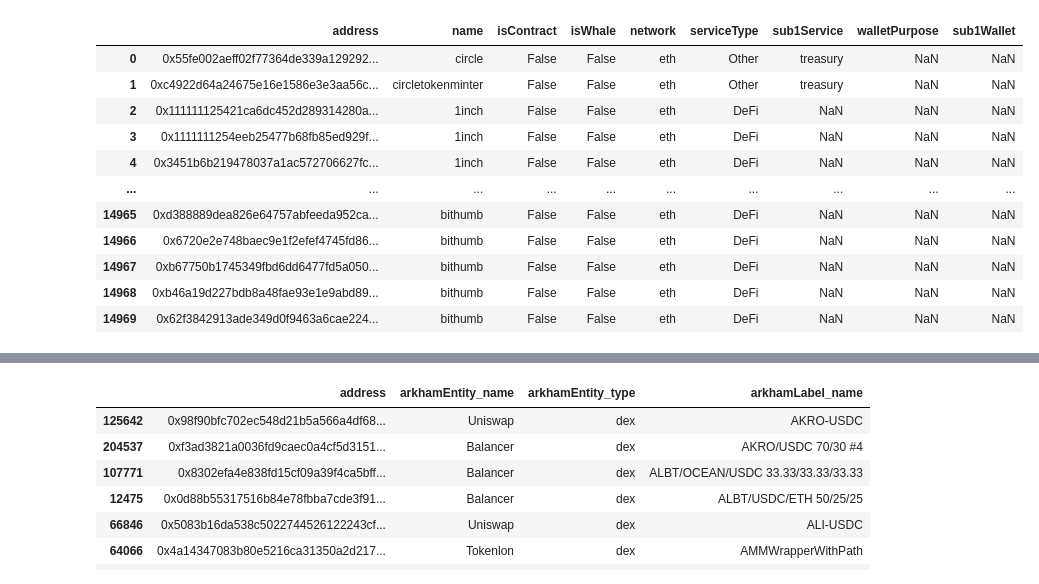
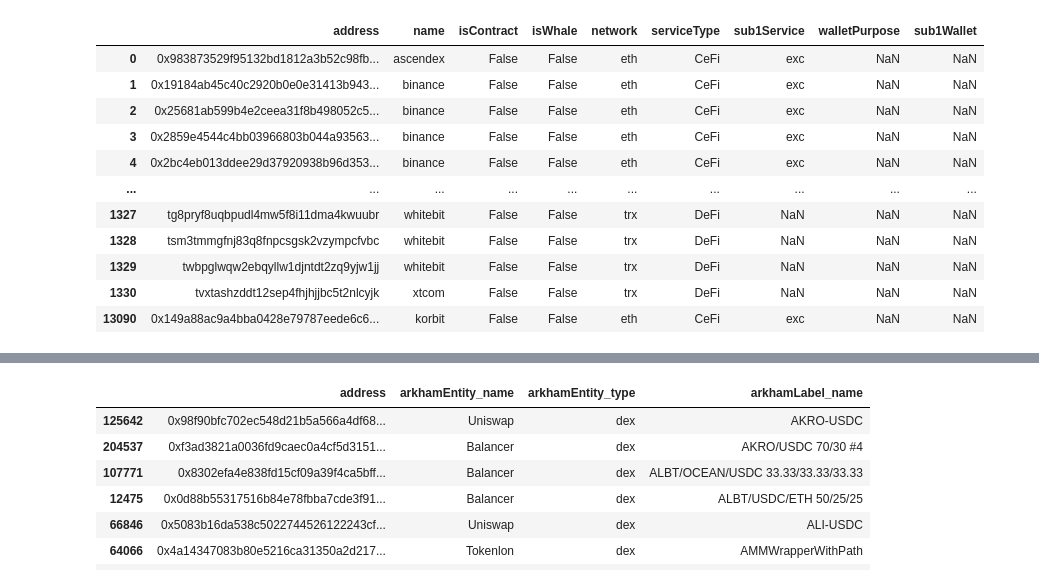
Before and after one commit to snu-digital-finance/arkham, a Jupyter notebook: addr_postprocess/addr_category.ipynb, the cells around one changed output, grey strips where cells are left out. Saved outputs shown, nothing was run; the diff lists cells and outputs as text; code cells hidden in the pictures.

```diff
--- a/addr_postprocess/addr_category.ipynb
+++ b/addr_postprocess/addr_category.ipynb
@@ -0,0 +1,7 @@
+# %%
+import pandas as pd
+from pandas.api.types import CategoricalDtype
+import os
+
+eth = pd.read_parquet('addr/address_map_eth.parquet')
+trx = pd.read_parquet('addr/address_map_usdt_tron.parquet')
@@ -1,61 +74,9 @@
 # %%
-import pandas as pd
-from pandas.api.types import CategoricalDtype
-import os
-
-addr = pd.concat([
-    pd.read_csv(f'addr/{f}').rename(columns={
-        'replace_name':'name'}) for f in [
-            'non_exchange_address.csv',
-            'exchange_address2.csv',
-            'address_kor_exc.csv',
-        ]
-])
-addr.name = addr.name.str.lower()
-addr.name = addr.name.str.replace('_deposit', '')
-addr.name = addr.name.str.replace('defi-', '')
-addr.exchange_name = addr.exchange_name.str.lower()
 
 
-for v in ['isContract', 'isWhale']:
-    addr[v] = False
-for name, elements in {
-   'network': ['eth', 'trx']
-}.items():
-    addr[name] = None
-    addr[name] = addr[name].astype(
-        CategoricalDtype(categories=elements, ordered=False)
-    )
-
-for name, elements in {
-    "serviceType": ['CeFi', 'DeFi', 'Gov', 'Other'],
-    'sub1Service': [
-        'exc', 'lend', 'custody', 'fund',
-        'bridge', 'agg', 'yield', 'oracle', 'LP',
-        'dao',
-        'susp', 'MEV', 'treasury', 'chain',  'etc',
-    ],
-    'walletPurpose': ['Staking', 'Infra', 'Vault', 'Gov', 'Other'],
-    'sub1Wallet':[
-        'soloStaker', 'stakingPool',
-        'multisig', 'mint', 'validator',
-        'hot', 'cold', 'liqPool', 'deposit',
-        'voter', 'delegate', 'delegator',
-        'proxy', 'router', 'resolver', 'marketMaker',
-    ],
-}.items():
-    addr[name] = None
-    addr[name] = addr[name].astype(
-        CategoricalDtype(categories=elements, ordered=False)
-    )
-
-is_contain_in_name = lambda x: addr.name.str.contains(x, regex=True, na=False)
-is_end = lambda x: addr.name.str.endswith(x, na=False)
-
-
-addr.loc[addr.name.isna(), 'serviceType'] = "CeFi"
-addr.loc[addr.name.isna(), 'sub1Service'] = "exc"
-addr.loc[~addr.name.isna(), 'serviceType'] = "DeFi"
+addr.loc[addr.exchange_name.isna(), 'serviceType'] = "CeFi"
+addr.loc[addr.exchange_name.isna(), 'sub1Service'] = "exc"
+addr.loc[~addr.exchange_name.isna(), 'serviceType'] = "DeFi"
 addr.loc[addr.name.isna(), 'name'] = addr.loc[addr.name.isna(), 'exchange_name']
 
 addr.loc[addr.address.str.contains(
@@ -72,41 +93,42 @@ for k, v in {
 addr.loc[is_end('_network'), 'serviceType'] = 'Other'
 addr.loc[is_end('_network'), 'sub1Service'] = 'chain'
 addr.loc[addr.name.isin(['base', 'optimism', 'polygon']), 'serviceType'] = 'Other'
 addr.loc[addr.name.isin(['base', 'optimism', 'polygon']), 'sub1Service'] = 'chain'
 
 
 addr.loc[is_end('custody'), 'serviceType'] = 'DeFi'
 addr.loc[is_end('custody'), 'sub1Service'] = 'custody'
 addr.loc[addr.name=='bridgers', 'serviceType'] = 'DeFi'
 addr.loc[addr.name=='bridgers', 'sub1Service'] = 'bridge'
 
 
 
 addr = addr.drop(columns=['exchange_name'])
 
 addr.loc[addr.name=="bistamp", 'name'] = 'bitstamp'
 addr.loc[addr.name=="smartexchangerouter", 'name'] = 'suniosmartexchangerouter'
+addr.loc[addr.name=="btseexchange", 'name'] = 'btse'
 addr.loc[addr.name=="sky(makerdao)", 'name'] = 'makerdao'
 addr.loc[addr.sub1Service=='chain', 'name'] = addr.loc[addr.sub1Service=='chain', 'name'].str.replace('_network', '')
 addr.loc[addr.sub1Service=='custody', 'name'] = addr.loc[addr.sub1Service=='custody', 'name'].str.replace('custody', '')
 
 
 addr.loc[addr.address.str[:2]=='0x', 'network'] = 'eth'
 addr.loc[addr.address.str[0]=='T', 'network'] = 'trx'
 addr.address = addr.address.str.lower()
 addr = addr.drop_duplicates()
 
 addr
 # %% [output]
 |  | address | name | isContract | isWhale | network | serviceType | sub1Service | walletPurpose | sub1Wallet |
-| 0 | 0x55fe002aeff02f77364de339a129292... | circle | False | False | eth | Other | treasury | NaN | NaN |
-| 1 | 0xc4922d64a24675e16e1586e3e3aa56c... | circletokenminter | False | False | eth | Other | treasury | NaN | NaN |
-| 2 | 0x111111125421ca6dc452d289314280a... | 1inch | False | False | eth | DeFi | NaN | NaN | NaN |
-| 3 | 0x1111111254eeb25477b68fb85ed929f... | 1inch | False | False | eth | DeFi | NaN | NaN | NaN |
-| 4 | 0x3451b6b219478037a1ac572706627fc... | 1inch | False | False | eth | DeFi | NaN | NaN | NaN |
+| 0 | 0x983873529f95132bd1812a3b52c98fb... | ascendex | False | False | eth | CeFi | exc | NaN | NaN |
+| 1 | 0x19184ab45c40c2920b0e0e31413b943... | binance | False | False | eth | CeFi | exc | NaN | NaN |
+| 2 | 0x25681ab599b4e2ceea31f8b498052c5... | binance | False | False | eth | CeFi | exc | NaN | NaN |
+| 3 | 0x2859e4544c4bb03966803b044a93563... | binance | False | False | eth | CeFi | exc | NaN | NaN |
+| 4 | 0x2bc4eb013ddee29d37920938b96d353... | binance | False | False | eth | CeFi | exc | NaN | NaN |
 | ... | ... | ... | ... | ... | ... | ... | ... | ... | ... |
-| 14965 | 0xd388889dea826e64757abfeeda952ca... | bithumb | False | False | eth | DeFi | NaN | NaN | NaN |
-| 14966 | 0x6720e2e748baec9e1f2efef4745fd86... | bithumb | False | False | eth | DeFi | NaN | NaN | NaN |
-| 14967 | 0xb67750b1745349fbd6dd6477fd5a050... | bithumb | False | False | eth | DeFi | NaN | NaN | NaN |
-| 14968 | 0xb46a19d227bdb8a48fae93e1e9abd89... | bithumb | False | False | eth | DeFi | NaN | NaN | NaN |
-| 14969 | 0x62f3842913ade349d0f9463a6cae224... | bithumb | False | False | eth | DeFi | NaN | NaN | NaN |
+| 1327 | tg8pryf8uqbpudl4mw5f8i11dma4kwuubr | whitebit | False | False | trx | DeFi | NaN | NaN | NaN |
+| 1328 | tsm3tmmgfnj83q8fnpcsgsk2vzympcfvbc | whitebit | False | False | trx | DeFi | NaN | NaN | NaN |
+| 1329 | twbpglwqw2ebqyllw1djntdt2zq9yjw1jj | whitebit | False | False | trx | DeFi | NaN | NaN | NaN |
+| 1330 | tvxtashzddt12sep4fhjhjjbc5t2nlcyjk | xtcom | False | False | trx | DeFi | NaN | NaN | NaN |
+| 13090 | 0x149a88ac9a4bba0428e79787eede6c6... | korbit | False | False | eth | CeFi | exc | NaN | NaN |
```
Also changed, not shown: parts of 19 cells of this notebook, 4 other files.
